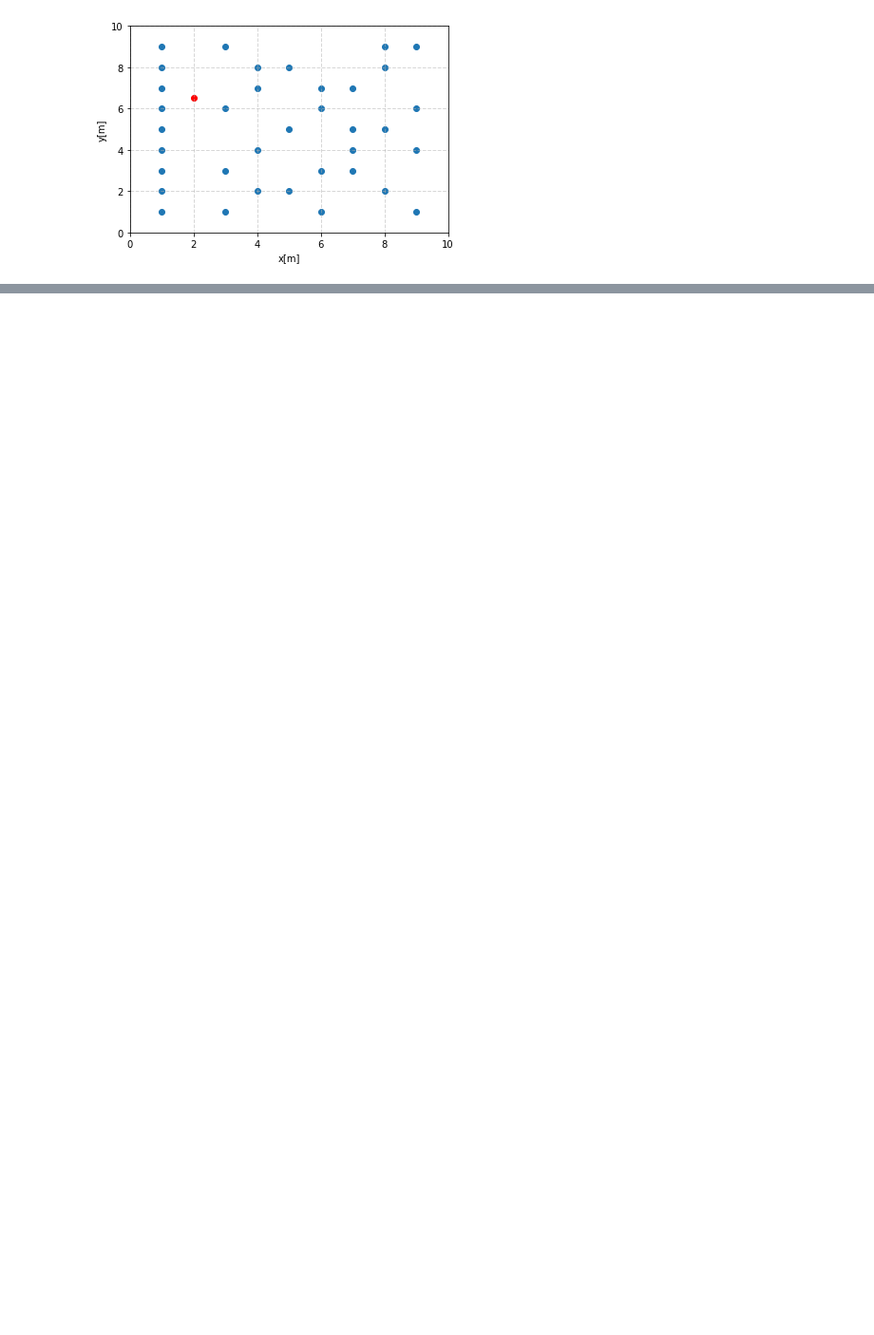
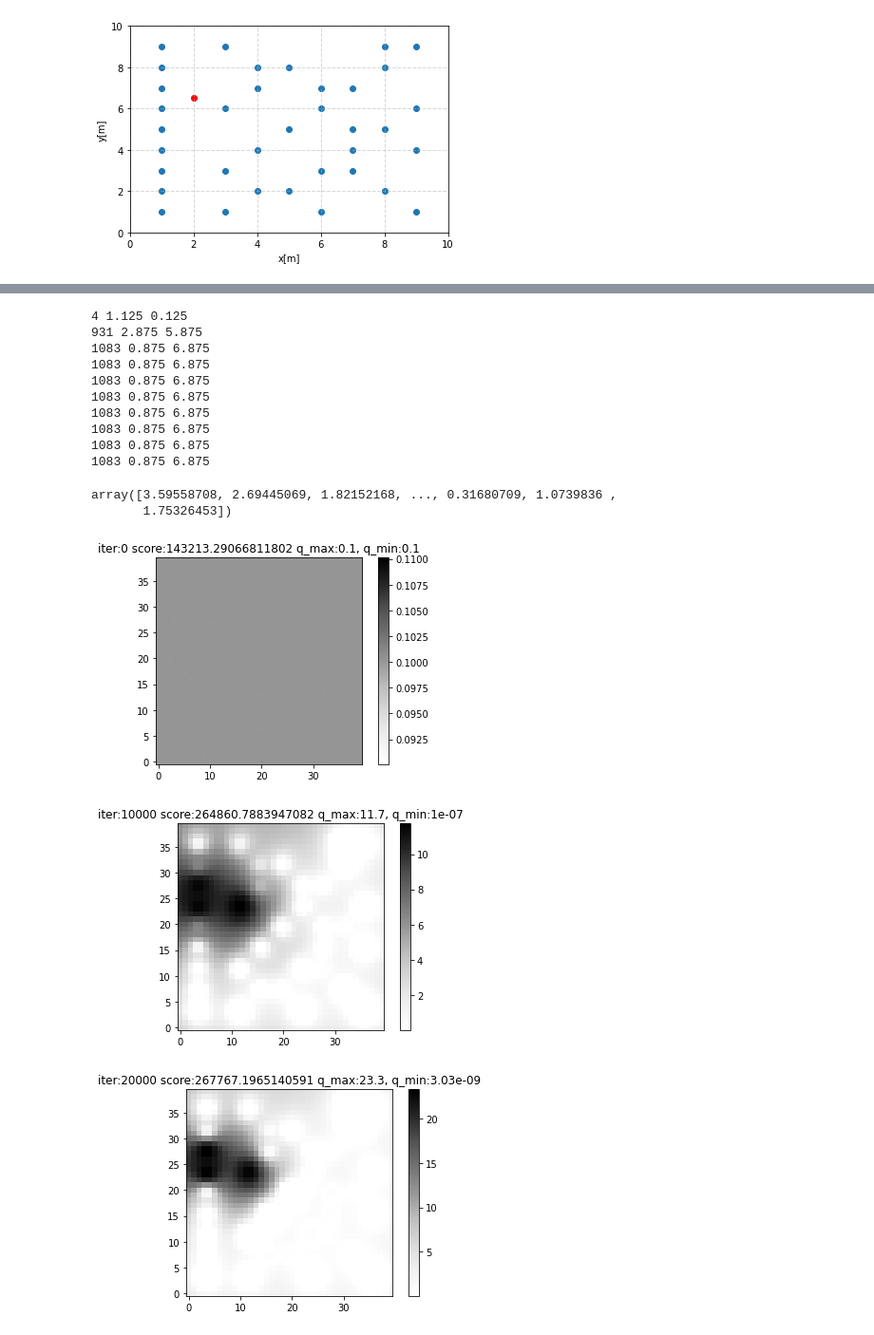
Before and after one commit to moeuu/Radiation_distribution_machine_learning, a Jupyter notebook: notebook/estimation.ipynb, the cells around one changed output, grey strips where cells are left out. Shown at 95% size. Saved outputs shown, nothing was run; the diff lists cells and outputs as text; code cells hidden in the pictures; blank space fills up the shorter version.

```diff
--- a/notebook/estimation.ipynb
+++ b/notebook/estimation.ipynb
@@ -396,0 +449,18 @@ for i in range(1, 10000):
+# %%
+Adam(A_ns, v_ns, q_ns, learning_rate=0.1, beta1=0.9, beta2=0.999, epsilon=1e-8, max_iter=100000)
+# %% [output]
+4 1.125 0.125
+931 2.875 5.875
+1083 0.875 6.875
+1083 0.875 6.875
+1083 0.875 6.875
+1083 0.875 6.875
+1083 0.875 6.875
+1083 0.875 6.875
+1083 0.875 6.875
+1083 0.875 6.875
+array([3.59558708, 2.69445069, 1.82152168, ..., 0.31680709, 1.0739836 ,
+       1.75326453])
+[figure, added]
+[figure, added]
+[figure, added]
```
Also changed, not shown: parts of 22 cells of this notebook, 6 other files.
